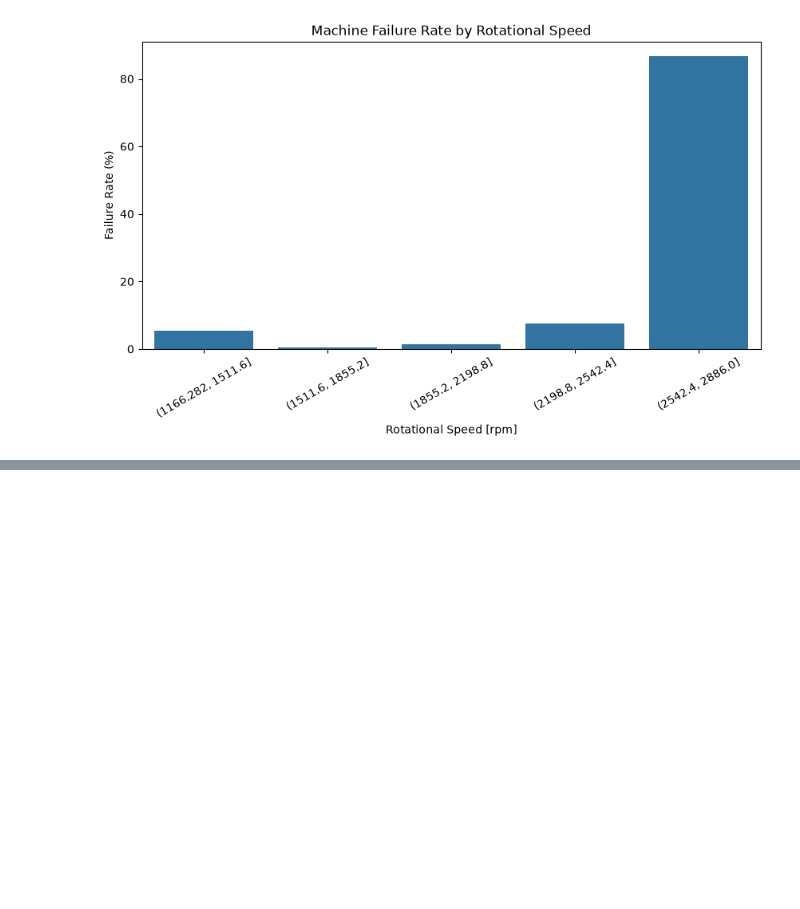
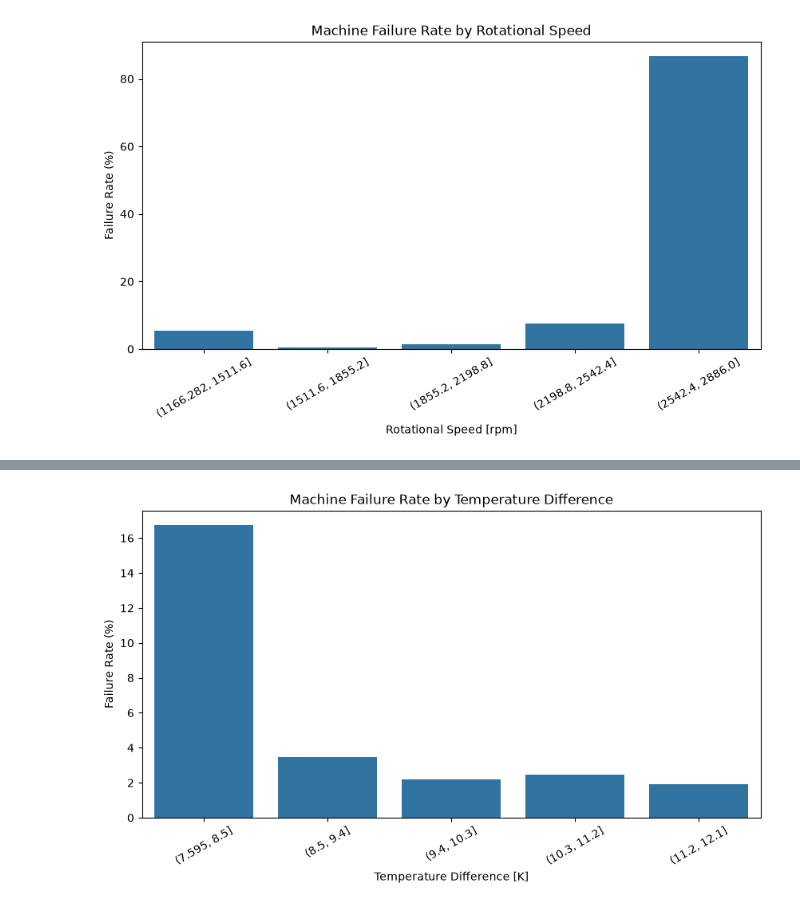
Before and after one commit to Maazkhan-43/AI-Based-Predictive-Maintenance-and-Machine-Failure-Prediction-System, a Jupyter notebook: notebooks/03_exploratory_data_analysis.ipynb, the cells around one changed output, grey strips where cells are left out. Cells and saved outputs as stored; diff of their text form; code cells hidden in the pictures; blank space fills up the shorter version.

Commit message:
Complete exploratory data analysis

```diff
--- a/notebooks/03_exploratory_data_analysis.ipynb
+++ b/notebooks/03_exploratory_data_analysis.ipynb
@@ -506,0 +510,18 @@ The EDA findings will be used to guide feature engineering and machine learning
+# %%
+data["Temperature difference group"] = pd.cut(
+    data["Temperature difference [K]"],
+    bins=5
+)
+# %%
+temperature_analysis = data.groupby(
+    "Temperature difference group",
+    observed=True
+)["Machine failure"].agg(
+    Total_Observations="count",
+    Failures="sum",
+    Failure_Rate="mean"
+)
+
+temperature_analysis["Failure_Rate"] *= 100
+
+temperature_analysis
@@ -506,0 +536,17 @@ The EDA findings will be used to guide feature engineering and machine learning
+# %%
+plt.figure(figsize=(10, 5))
+
+sns.barplot(
+    x=temperature_analysis.index.astype(str),
+    y=temperature_analysis["Failure_Rate"]
+)
+
+plt.title("Machine Failure Rate by Temperature Difference")
+plt.xlabel("Temperature Difference [K]")
+plt.ylabel("Failure Rate (%)")
+
+plt.xticks(rotation=30)
+
+plt.show()
+# %% [output]
+[figure, added]
```
Also changed, not shown: parts of 32 cells of this notebook.
